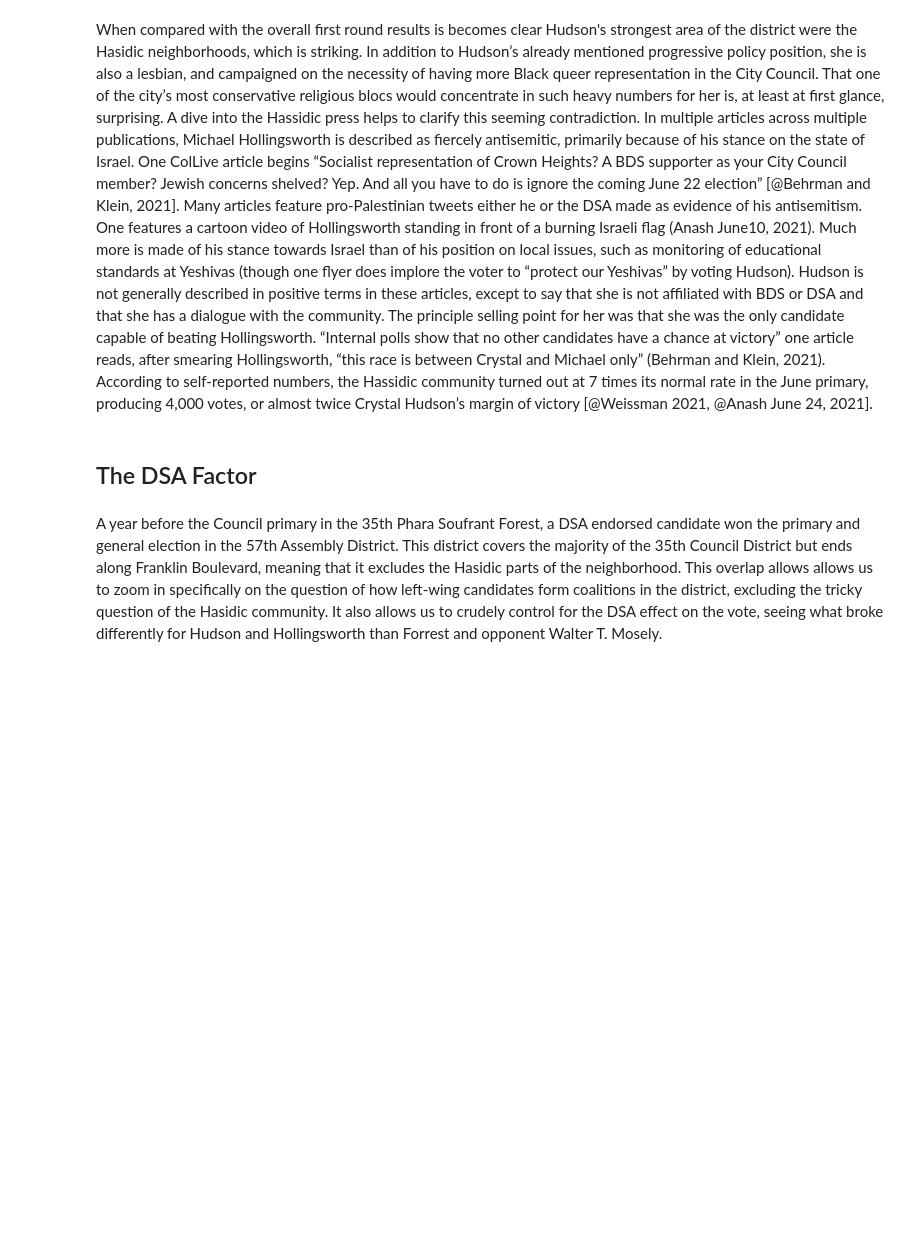
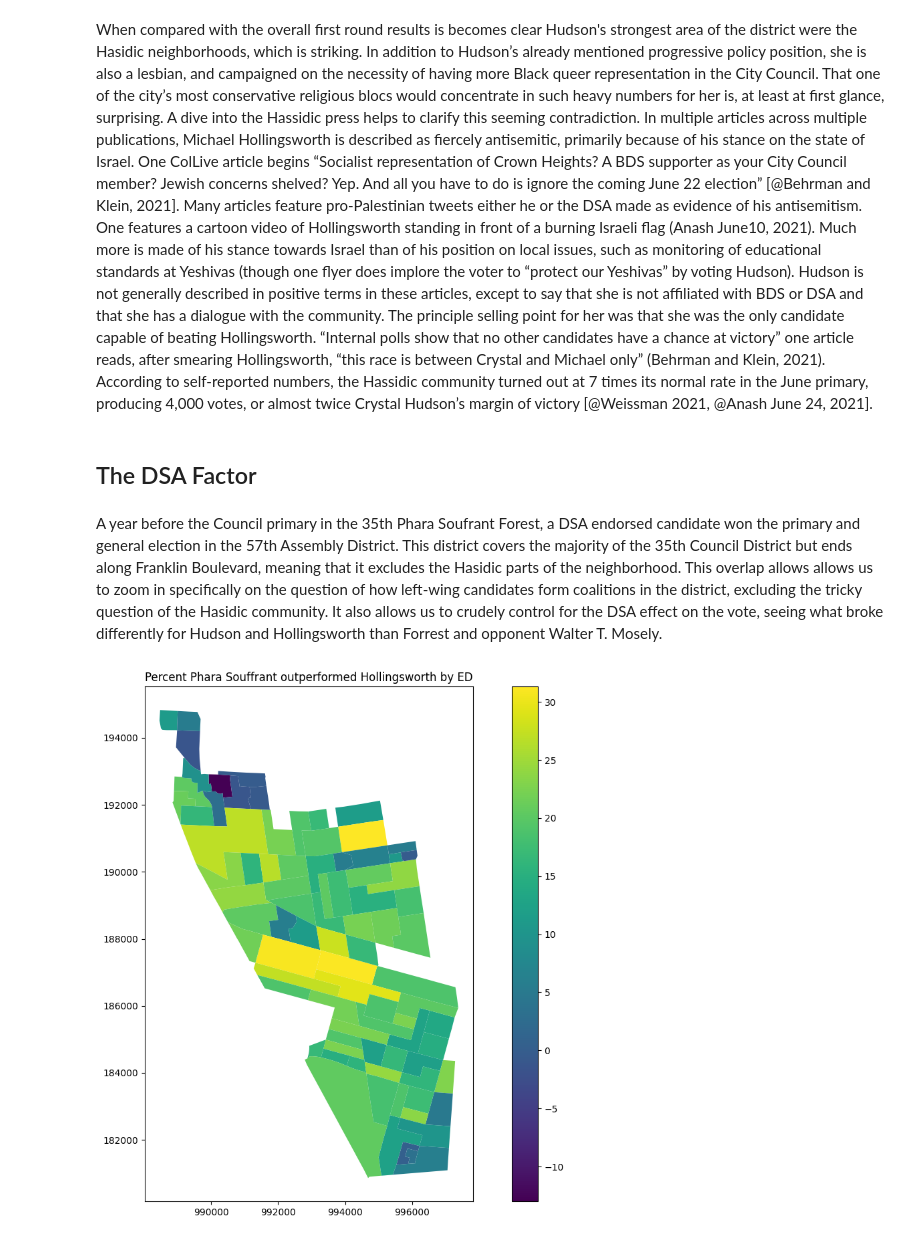
Before and after one commit to SamTGoodson/member_chapters, a Jupyter notebook: notebooks/district_35.ipynb, the cells around one changed output. Drawn from its saved outputs; the diff is of its cells as text; code cells hidden in the pictures; blank space fills up the shorter version.

Commit message:
assembley races

```diff
--- a/notebooks/district_35.ipynb
+++ b/notebooks/district_35.ipynb
@@ -28,6 +31,20 @@ ed_level = pd.read_csv('../../cc_election_cleaning/occupation_demo_data_feb21.cs
 # %%
 ed_shapefile = '../../chapter_two/data/nyed_21a/nyed.shp'
 ed_gdf = gpd.read_file(ed_shapefile)
+# %%
+fifty_seven = pd.read_csv('../data/fifty_seventh_assem.csv')
+fifty_seven = fifty_seven[['aded','percphara','percmos']]
+full_results = pd.read_csv('../../cc_election_cleaning/election_results_with_vote_sponsor_cluster_FEB13.csv')
+
+full_results_thirty_five = full_results[full_results['district'] == 35]
+mh_full = full_results[full_results['candidate'] ==  'Michael Hollingsworth']
+mh_full = mh_full[['vote_share','ed_name','dpp20bs','garcia213p','white_transplant_ratio','mhhi21','cvap21bapp','h21p', 'nha21p', 'nhb21p', 'nhw21p','wfh_ratio']]
+
+mh_ps = fifty_seven.merge(mh_full, left_on = 'aded', right_on = 'ed_name')
+mh_ps['dpp20bs'] = mh_ps['dpp20bs'] / 10
+mh_ps['hol_phar_diff'] = mh_ps['percphara'] - mh_ps['vote_share']
+# %%
+dif_map = mh_ps.merge(ed_gdf, left_on = 'aded', right_on = 'ElectDist')
 # %% [markdown]
 The 2021 Democratic primary in Brooklyn’s 35th City Council district offered an excellent view of a rivalry central to NYC progressive politics. Crystal Hudson, aid to the former city council woman, squared off against Michael Hollingsworth, DSA-endorsed socialist, in a contest that tested the appeal of two of the cities left factions in one of its more diverse districts. Because of the perceived ideological division between the candidates and the diversity of the district, it promised an especially salient view of how different brands of progressive politics appeal to different demographics. Additionally, the district’s large Hasidic population offered a chance to analyze how progressive candidates deal with powerful, conservative voting blocs within their districts. This chapter will examine the demographics of the district, look at the election results, compare this election with similar assembly election in many of the same EDs, and conclude with some lessens that these races offer for progressive politics in the city.
 # %% [markdown]
@@ -91,3 +108,10 @@ When compared with the overall first round results is becomes clear Hudson's str
 ## The DSA Factor
 # %% [markdown]
 A year before the Council primary in the 35th Phara Soufrant Forest, a DSA endorsed candidate won the primary and general election in the 57th Assembly District. This district covers the majority of the 35th Council District but ends along Franklin Boulevard, meaning that it excludes the Hasidic parts of the neighborhood. This overlap allows allows us to zoom in specifically on the question of how left-wing candidates form coalitions in the district, excluding the tricky question of the Hasidic community. It also allows us to crudely control for the DSA effect on the vote, seeing what broke differently for Hudson and Hollingsworth than Forrest and opponent Walter T. Mosely.
+# %%
+dif_map = gpd.GeoDataFrame(dif_map)
+dif_map.plot(column='hol_phar_diff', cmap='viridis', legend=True, figsize=(15, 10))
+plt.title("Percent Phara Souffrant outperformed Hollingsworth by ED")
+plt.show()
+# %% [output]
+[figure, added]
```
Also changed, not shown: parts of 5 cells of this notebook, 26 other files.
